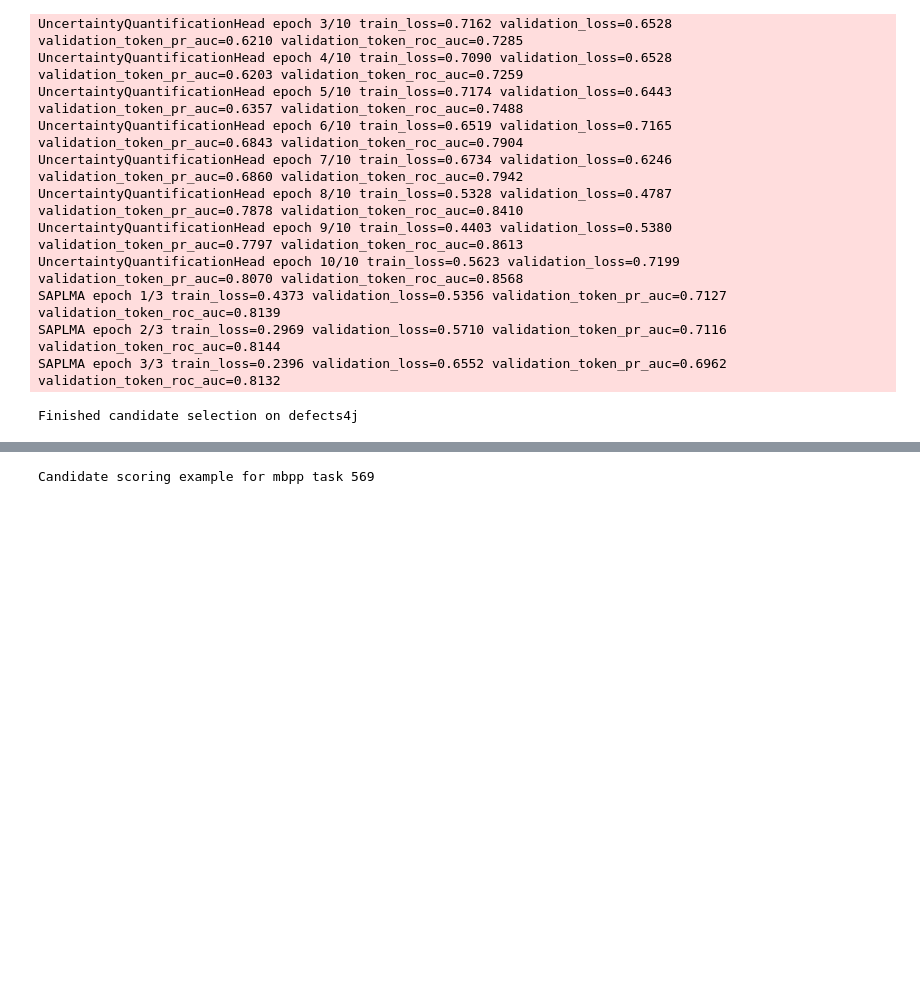
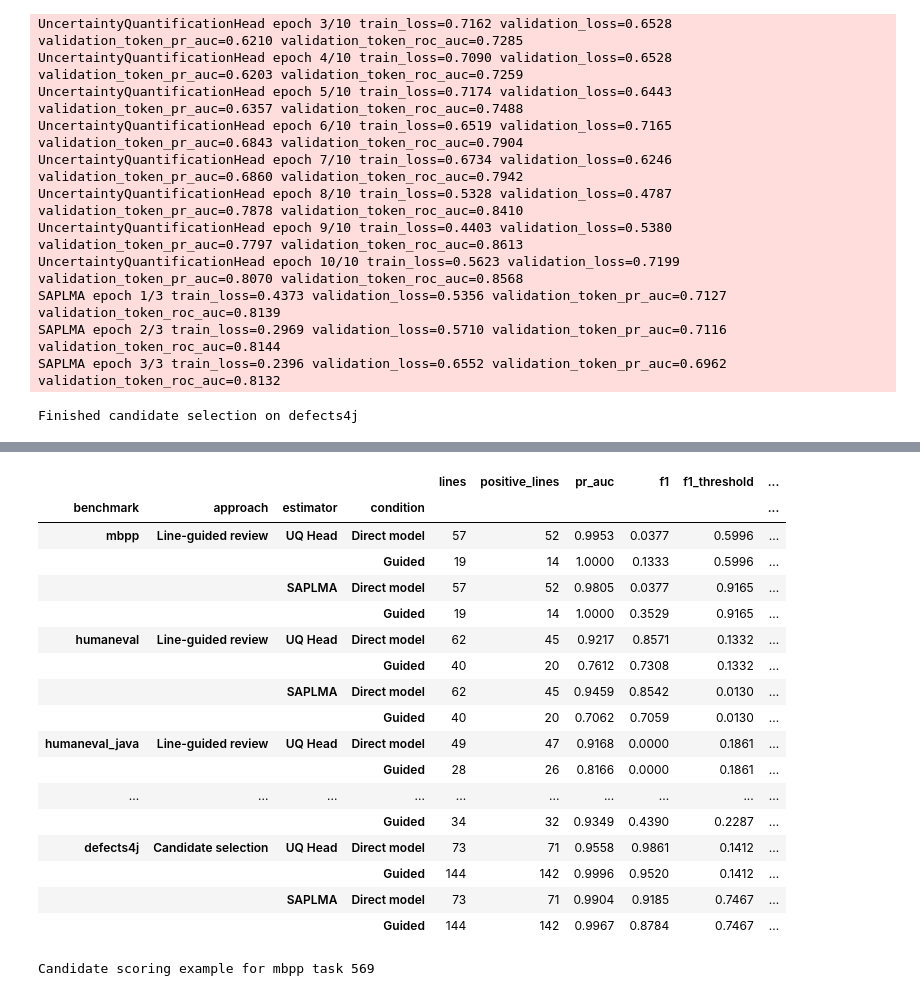
Before and after one commit to LowIQCoder/ugar, a Jupyter notebook: experiments/06_agent_loop.ipynb, the cells around one changed output, grey strips where cells are left out. Drawn from its saved outputs; the diff is of its cells as text; code cells hidden in the pictures; blank space fills up the shorter version.

```diff
--- a/experiments/06_agent_loop.ipynb
+++ b/experiments/06_agent_loop.ipynb
@@ -368,3 +390,34 @@ display(comparison.round(4))
+# %%
+uncertainty = pd.concat([
+    pd.DataFrame(summarize_agent_uncertainty(review_uncertainty)).assign(
+        approach="Line-guided review"
+    ),
+    pd.DataFrame(summarize_agent_uncertainty(candidate_uncertainty)).assign(
+        approach="Candidate selection"
+    ),
+], ignore_index=True)
+display(uncertainty.set_index([
+    "benchmark", "approach", "estimator", "condition"
+]).round(4))
+# %% [output]
+|  |  |  |  | lines | positive_lines | pr_auc | f1 | f1_threshold | ... |
+| benchmark | approach | estimator | condition |  |  |  |  |  | ... |
+| mbpp | Line-guided review | UQ Head | Direct model | 57 | 52 | 0.9953 | 0.0377 | 0.5996 | ... |
+|  |  |  | Guided | 19 | 14 | 1.0000 | 0.1333 | 0.5996 | ... |
+|  |  | SAPLMA | Direct model | 57 | 52 | 0.9805 | 0.0377 | 0.9165 | ... |
+|  |  |  | Guided | 19 | 14 | 1.0000 | 0.3529 | 0.9165 | ... |
+| humaneval | Line-guided review | UQ Head | Direct model | 62 | 45 | 0.9217 | 0.8571 | 0.1332 | ... |
+|  |  |  | Guided | 40 | 20 | 0.7612 | 0.7308 | 0.1332 | ... |
+|  |  | SAPLMA | Direct model | 62 | 45 | 0.9459 | 0.8542 | 0.0130 | ... |
+|  |  |  | Guided | 40 | 20 | 0.7062 | 0.7059 | 0.0130 | ... |
+| humaneval_java | Line-guided review | UQ Head | Direct model | 49 | 47 | 0.9168 | 0.0000 | 0.1861 | ... |
+|  |  |  | Guided | 28 | 26 | 0.8166 | 0.0000 | 0.1861 | ... |
+| ... | ... | ... | ... | ... | ... | ... | ... | ... | ... |
+|  |  |  | Guided | 34 | 32 | 0.9349 | 0.4390 | 0.2287 | ... |
+| defects4j | Candidate selection | UQ Head | Direct model | 73 | 71 | 0.9558 | 0.9861 | 0.1412 | ... |
+|  |  |  | Guided | 144 | 142 | 0.9996 | 0.9520 | 0.1412 | ... |
+|  |  | SAPLMA | Direct model | 73 | 71 | 0.9904 | 0.9185 | 0.7467 | ... |
+|  |  |  | Guided | 144 | 142 | 0.9967 | 0.8784 | 0.7467 | ... |
 # %%
 first_task = candidate_results.iloc[0]["task"]
 first_benchmark = candidate_results.iloc[0]["benchmark"]
```
Also changed, not shown: parts of 9 cells of this notebook, 4 other files.
